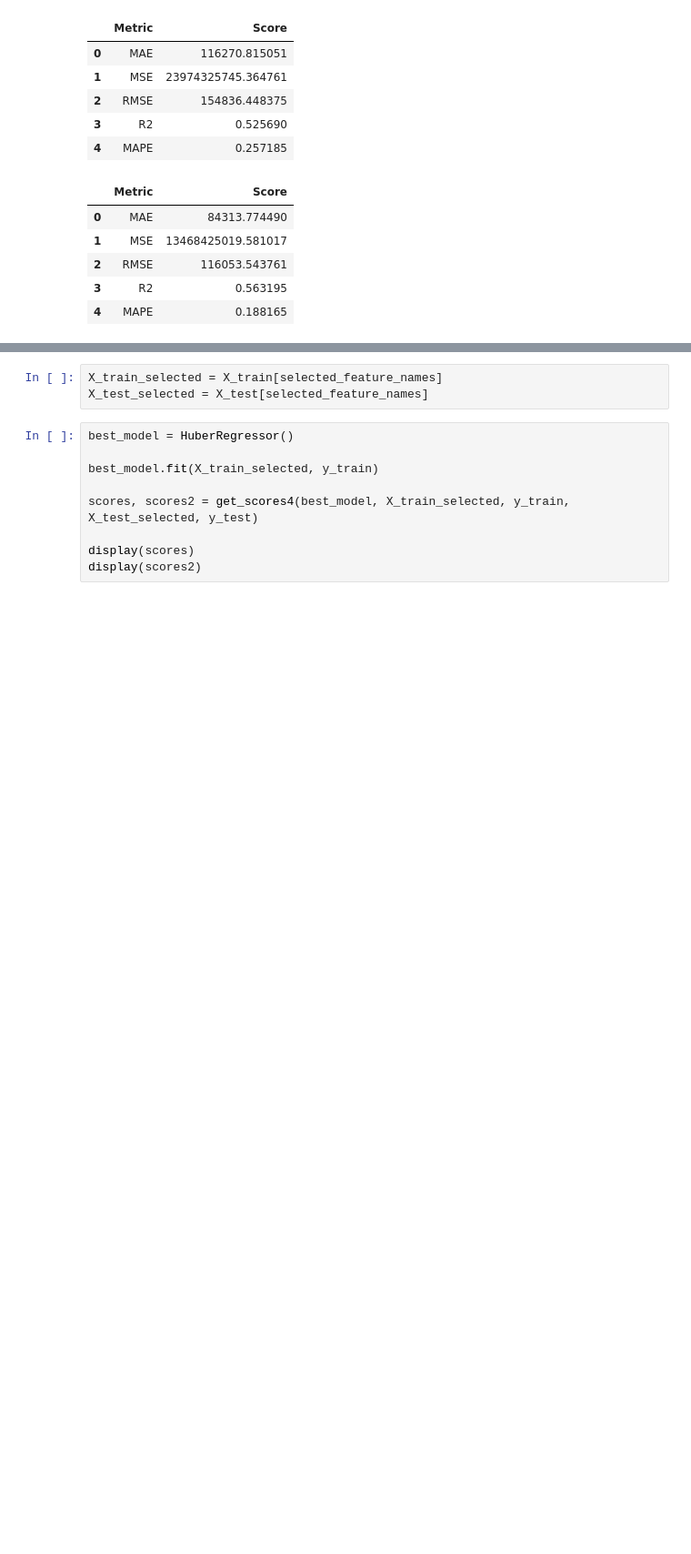
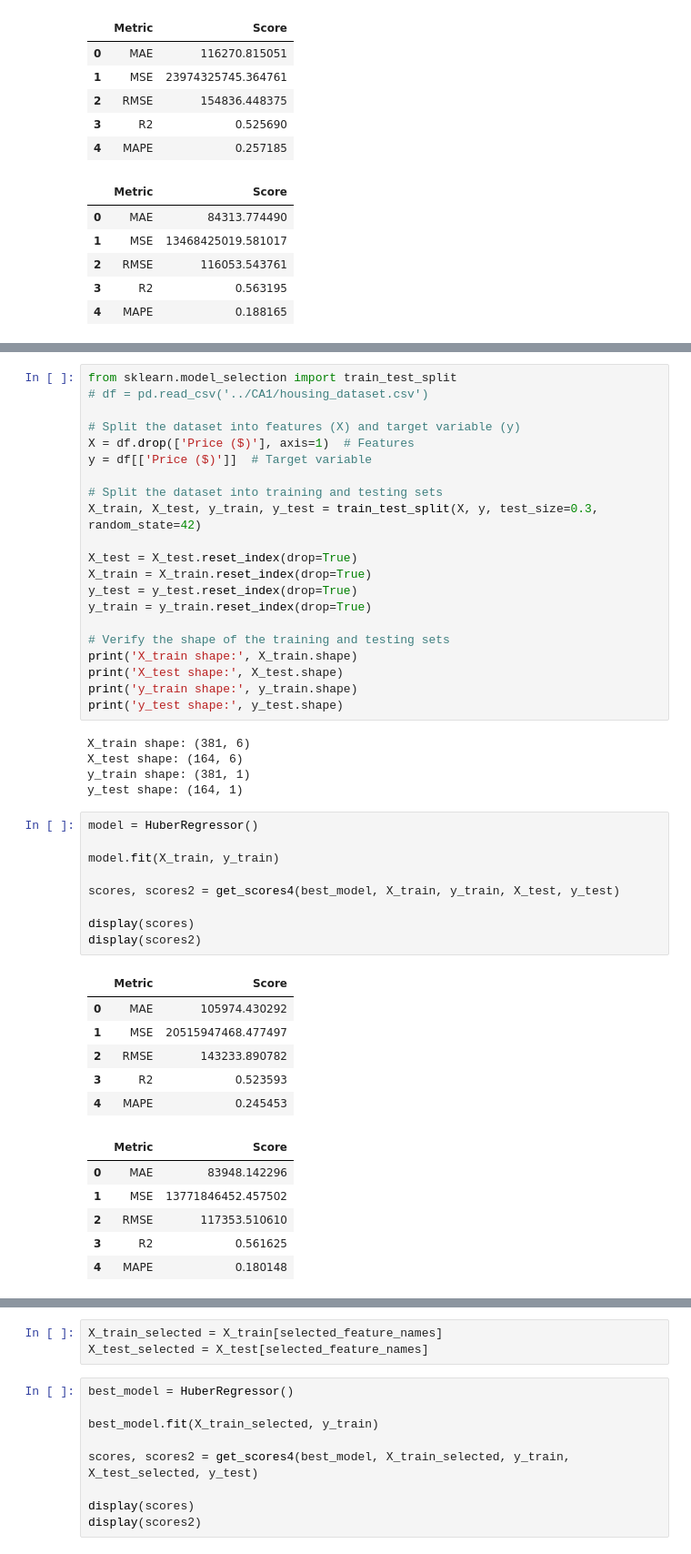
Before and after one commit to ahmakhoo/AIML-CA1, a Jupyter notebook: AIML/CA1/CA1 code part 2.ipynb, the cells around one changed output, grey strips where cells are left out. Shown at 91% size. Saved outputs shown, nothing was run; the diff lists cells and outputs as text; blank space fills up the shorter version.

```diff
--- a/AIML/CA1/CA1 code part 2.ipynb
+++ b/AIML/CA1/CA1 code part 2.ipynb
@@ -1455,0 +1310,48 @@ display(scores2)
+# %%
+from sklearn.model_selection import train_test_split
+# df = pd.read_csv('../CA1/housing_dataset.csv')
+
+# Split the dataset into features (X) and target variable (y)
+X = df.drop(['Price ($)'], axis=1)  # Features
+y = df[['Price ($)']]  # Target variable
+
+# Split the dataset into training and testing sets
+X_train, X_test, y_train, y_test = train_test_split(X, y, test_size=0.3, random_state=42)
+
+X_test = X_test.reset_index(drop=True)
+X_train = X_train.reset_index(drop=True)
+y_test = y_test.reset_index(drop=True)
+y_train = y_train.reset_index(drop=True)
+
+# Verify the shape of the training and testing sets
+print('X_train shape:', X_train.shape)
+print('X_test shape:', X_test.shape)
+print('y_train shape:', y_train.shape)
+print('y_test shape:', y_test.shape)
+# %% [output]
+X_train shape: (381, 6)
+X_test shape: (164, 6)
+y_train shape: (381, 1)
+y_test shape: (164, 1)
+# %%
+model = HuberRegressor()
+
+model.fit(X_train, y_train)
+
+scores, scores2 = get_scores4(best_model, X_train, y_train, X_test, y_test)
+
+display(scores)
+display(scores2)
+# %% [output]
+|  | Metric | Score |
+| 0 | MAE | 105974.430292 |
+| 1 | MSE | 20515947468.477497 |
+| 2 | RMSE | 143233.890782 |
+| 3 | R2 | 0.523593 |
+| 4 | MAPE | 0.245453 |
+|  | Metric | Score |
+| 0 | MAE | 83948.142296 |
+| 1 | MSE | 13771846452.457502 |
+| 2 | RMSE | 117353.510610 |
+| 3 | R2 | 0.561625 |
+| 4 | MAPE | 0.180148 |
```
Also changed, not shown: parts of 45 cells of this notebook, 3 other files.
